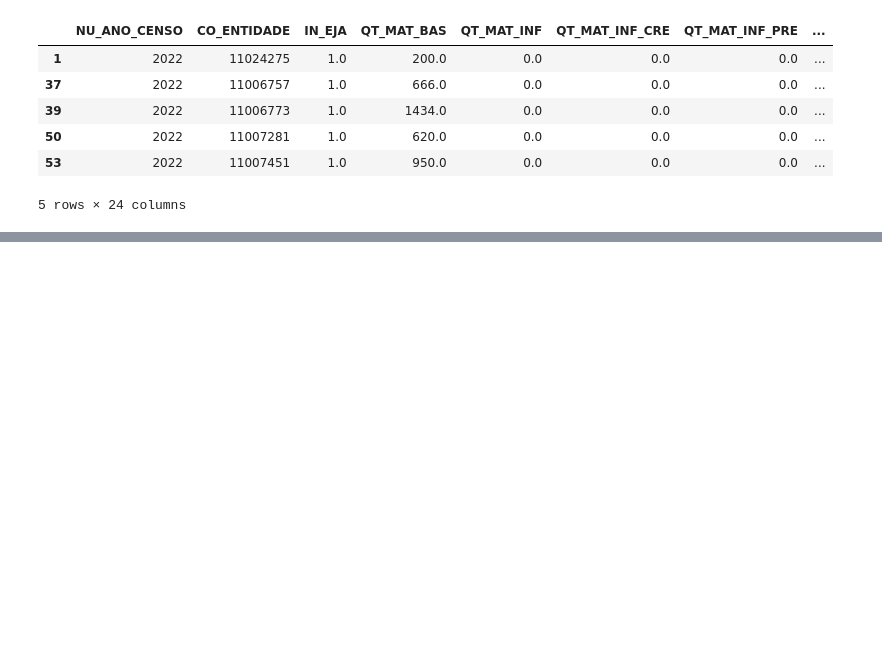
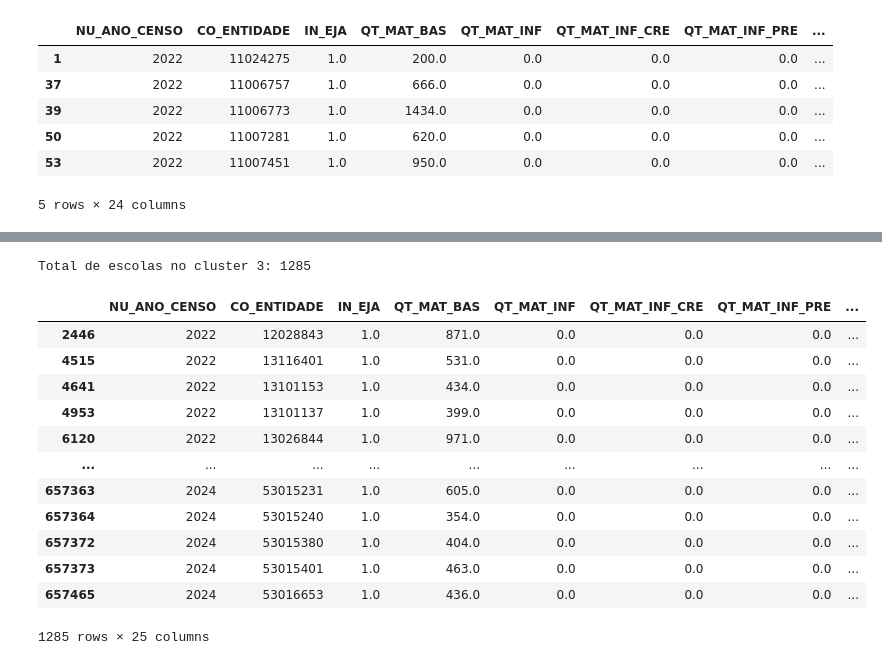
Before and after one commit to leandroguarino/projeto_ia_censo_escolar, a Jupyter notebook: notebooks/11_clusterizacao.ipynb, the cells around one changed output, grey strips where cells are left out. Cells and saved outputs as stored; diff of their text form; code cells hidden in the pictures; blank space fills up the shorter version.

Commit message:
Aula 9.10 - clusterizacao e metricas

```diff
--- a/notebooks/11_clusterizacao.ipynb
+++ b/notebooks/11_clusterizacao.ipynb
@@ -216,0 +266,20 @@ Variância explicada pelos 2 primeiros componentes: 45.73%
+# %%
+# Listar escolas do cluster 3
+escolas_cluster_3 = df_eja[df_eja['cluster'] == 3]
+print(f'Total de escolas no cluster 3: {len(escolas_cluster_3)}')
+escolas_cluster_3
+# %% [output]
+Total de escolas no cluster 3: 1285
+|  | NU_ANO_CENSO | CO_ENTIDADE | IN_EJA | QT_MAT_BAS | QT_MAT_INF | QT_MAT_INF_CRE | QT_MAT_INF_PRE | ... |
+| 2446 | 2022 | 12028843 | 1.0 | 871.0 | 0.0 | 0.0 | 0.0 | ... |
+| 4515 | 2022 | 13116401 | 1.0 | 531.0 | 0.0 | 0.0 | 0.0 | ... |
+| 4641 | 2022 | 13101153 | 1.0 | 434.0 | 0.0 | 0.0 | 0.0 | ... |
+| 4953 | 2022 | 13101137 | 1.0 | 399.0 | 0.0 | 0.0 | 0.0 | ... |
+| 6120 | 2022 | 13026844 | 1.0 | 971.0 | 0.0 | 0.0 | 0.0 | ... |
+| ... | ... | ... | ... | ... | ... | ... | ... | ... |
+| 657363 | 2024 | 53015231 | 1.0 | 605.0 | 0.0 | 0.0 | 0.0 | ... |
+| 657364 | 2024 | 53015240 | 1.0 | 354.0 | 0.0 | 0.0 | 0.0 | ... |
+| 657372 | 2024 | 53015380 | 1.0 | 404.0 | 0.0 | 0.0 | 0.0 | ... |
+| 657373 | 2024 | 53015401 | 1.0 | 463.0 | 0.0 | 0.0 | 0.0 | ... |
+| 657465 | 2024 | 53016653 | 1.0 | 436.0 | 0.0 | 0.0 | 0.0 | ... |
+1285 rows × 25 columns
```
Also changed, not shown: parts of 10 cells of this notebook.
